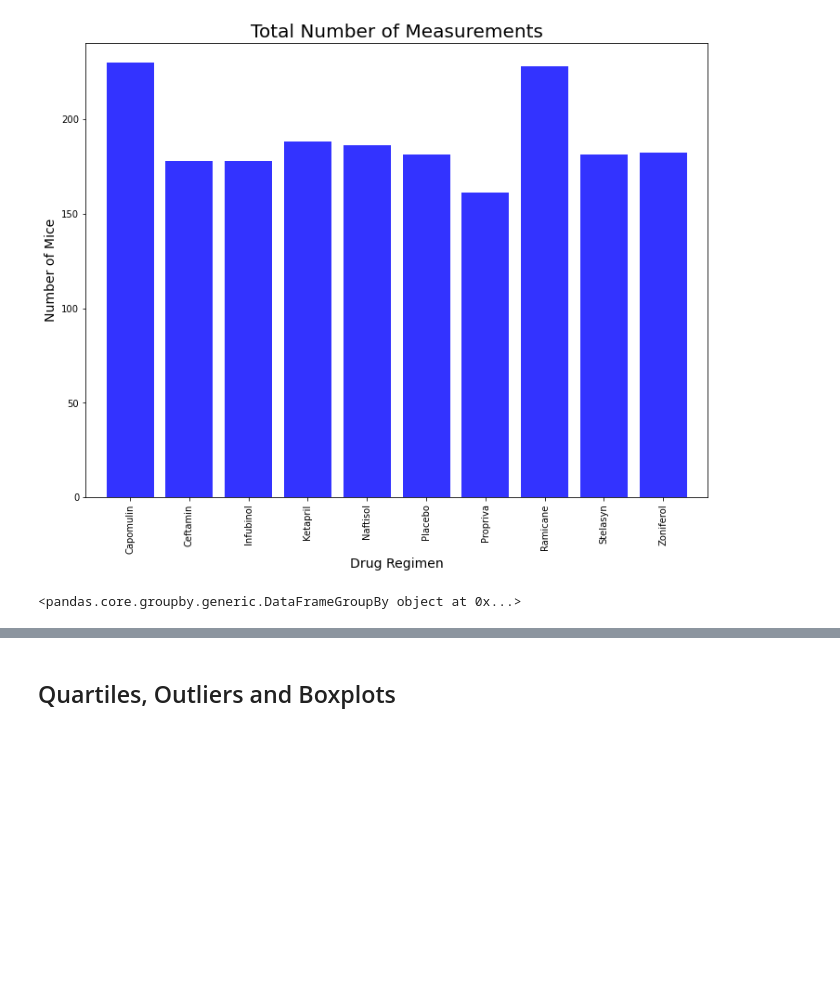
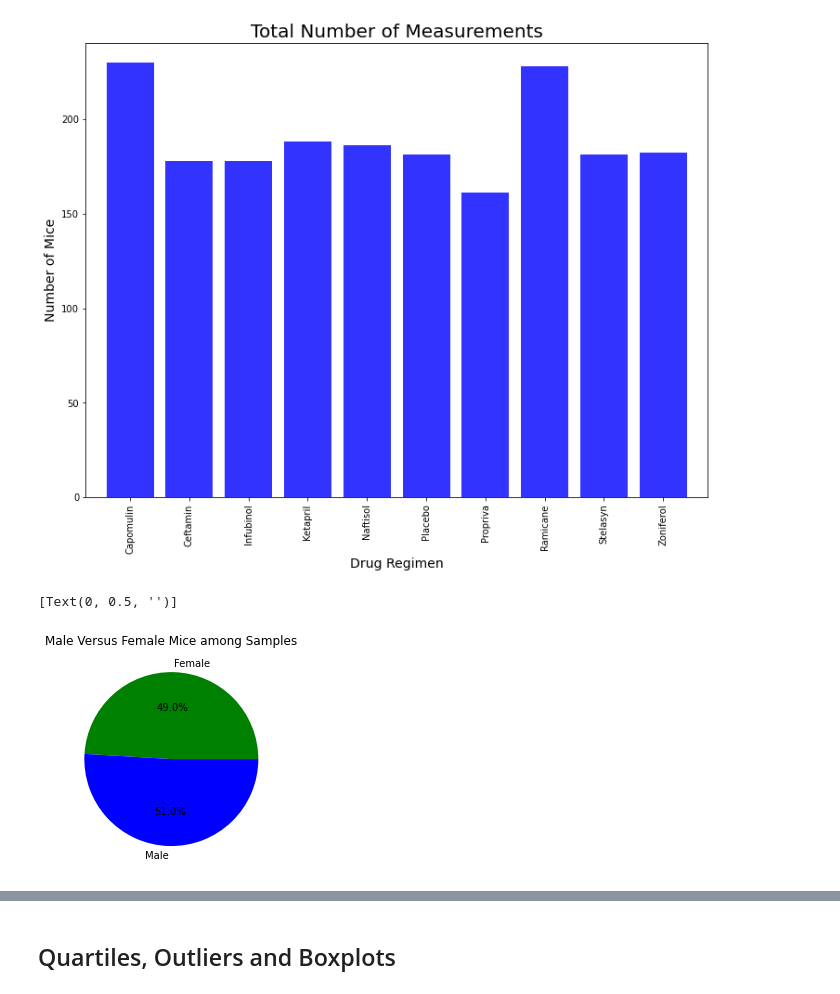
Before and after one commit to Claude-Hanfou/Pymaceuticals-Analysis, a Jupyter notebook: Pymaceuticals/Pymaceutical_start.ipynb, the cells around one changed output, grey strips where cells are left out. Saved outputs shown, nothing was run; the diff lists cells and outputs as text; code cells hidden in the pictures; blank space fills up the shorter version.

```diff
--- a/Pymaceuticals/Pymaceutical.ipynb
+++ b/Pymaceuticals/Pymaceutical_start.ipynb
@@ -178,12 +159,28 @@ plt.ylabel("Number of Mice",fontsize = 14)
 # %% [output]
 Text(0, 0.5, 'Number of Mice')
 [figure]
-# %%
-# Generate a pie plot showing the distribution of female versus male mice using pandas
-gender_df = cleaned_data_df.groupby(["Sex","Mouse ID"])
-
-gender_df
-# %% [output]
-<pandas.core.groupby.generic.DataFrameGroupBy object at 0x...>
+# %%
+# Generate a pie plot showing the distribution of female versus male mice using pandas
+#Give a title to the chart
+pie_title = "Male Versus Female Mice among Samples"
+
+#Create a groupby for the gender
+gender_grp = cleaned_data_df.groupby(["Sex"])
+
+#Coun the number per gender
+gender_count = gender_grp.count()
+
+#Identify the column needed for the chart
+column_name = gender_count.columns[0]
+
+#Rename the column
+gender_count = gender_count.rename(columns={column_name: 'Number of Data Points'})
+
+#Plot the chart
+ax = gender_count.plot.pie(y='Number of Data Points',autopct="%1.1f%%",title = pie_title, legend=False, colors = ["green", "blue"])
+ax.set(ylabel="")
+# %% [output]
+[Text(0, 0.5, '')]
+[figure, added]
 # %%
 # Generate a pie plot showing the distribution of female versus male mice using pyplot
```
Also changed, not shown: parts of 8 cells of this notebook.
